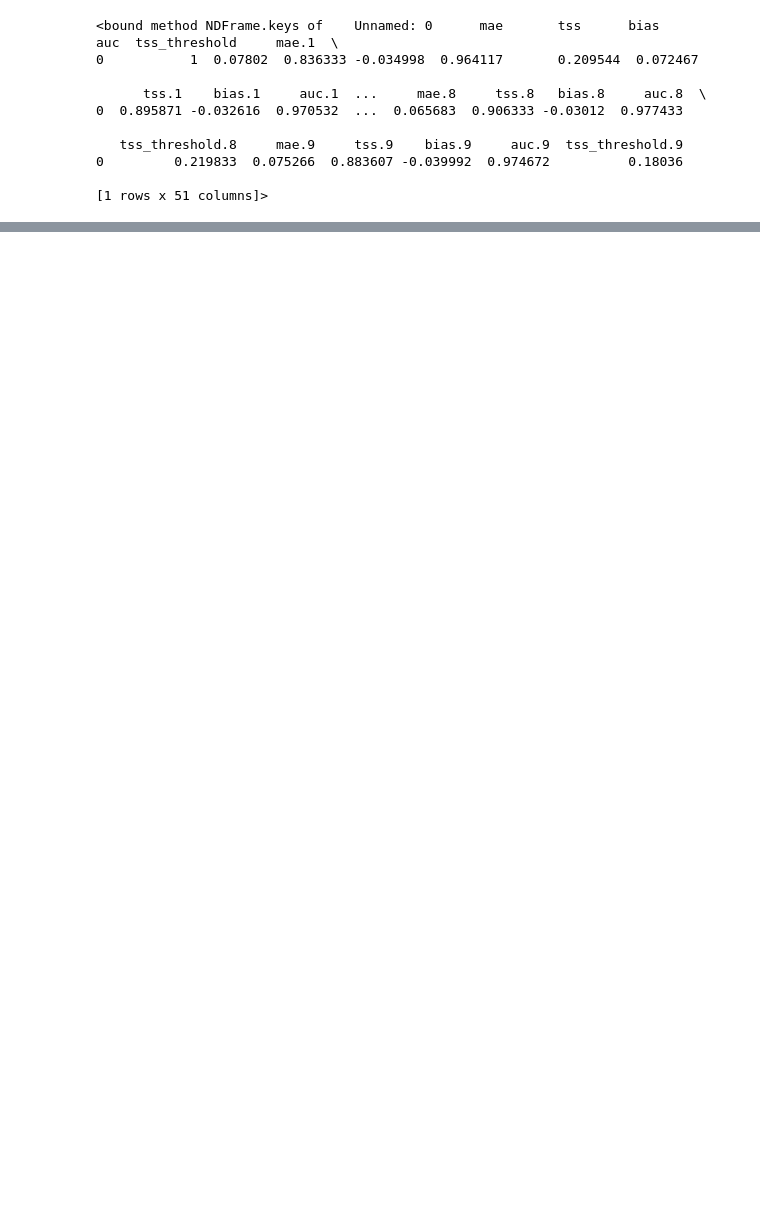
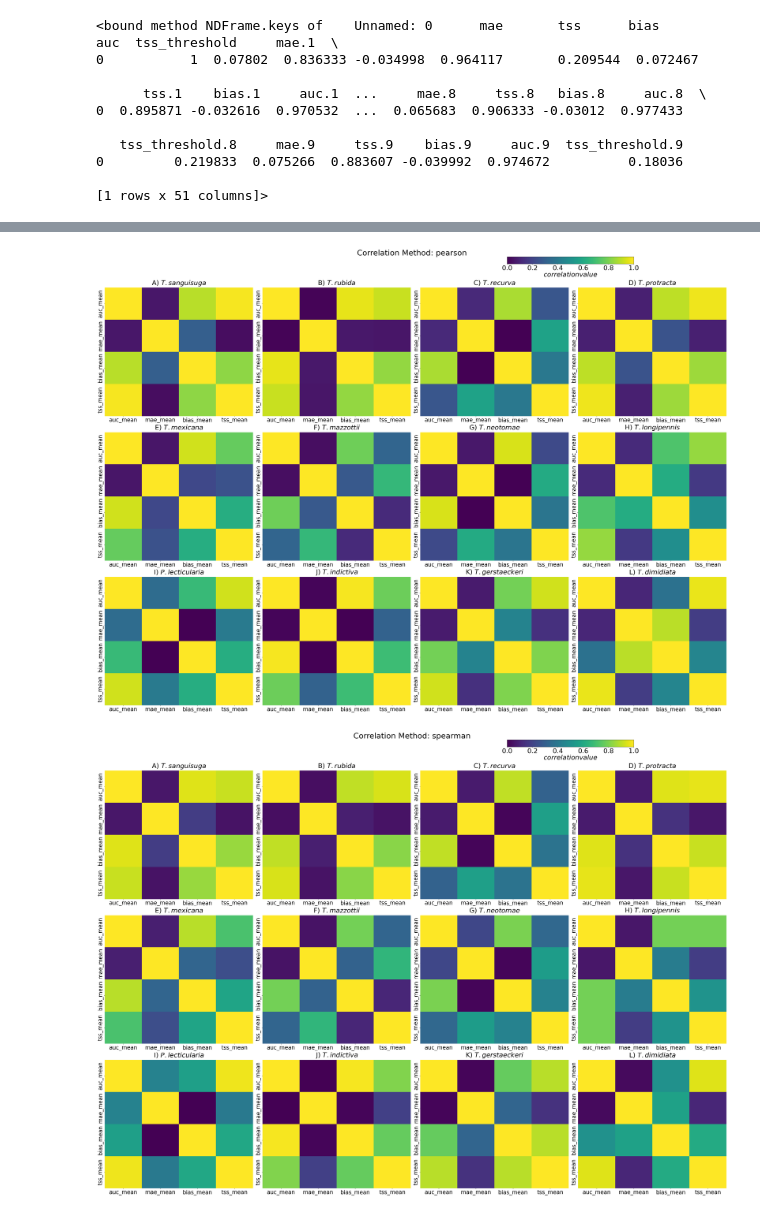
Before and after one commit to largeseabass/r_chagasM, a Jupyter notebook: plot_file/plot_other.ipynb, the cells around one changed output, grey strips where cells are left out. Drawn from its saved outputs; the diff is of its cells as text; code cells hidden in the pictures; blank space fills up the shorter version.

```diff
--- a/plot_file/plot_other.ipynb
+++ b/plot_file/plot_other.ipynb
@@ -123,0 +272,43 @@ plt.savefig(output_dir+"/figures/maxent_method_comparison"+this_bug+".png",dpi=2
+# %%
+# for each bug, we produce correlation plot between each pair of mean values
+def plot_on_same_graph(bug_array,sp_rarefied_name_list_c,sp_rarefied_name_list_full,label_list,corr_method):
+    marker_size = 25
+    this_fontsize = 30
+    fig, ax = plt.subplots(3,4, figsize=(40,30))
+    for i in range(len(sp_rarefied_name_list_c)):
+        this_bug = sp_rarefied_name_list_c[i]
+        bug_full_name = sp_rarefied_name_list_full[i]
+        this_bug_df = bug_array[this_bug]
+
+        corr_df = this_bug_df.drop([this_bug,"auc_std","mae_std","bias_std","tss_std","tss_threshold_mean","tss_threshold_std"], axis=1)
+        coor_results = corr_df.corr(method=corr_method)
+        ax_0 = i // 4
+        ax_1 = i % 4
+
+        sns.heatmap(coor_results,ax=ax[ax_0,ax_1],vmin=-1, vmax=1,cbar=False,cmap='viridis')
+
+
+        # ax[ax_0,ax_1].set_xlim([0,0.15])
+        # ax[ax_0,ax_1].set_ylim([0.9,1])
+        ax[ax_0,ax_1].set_title(label_list[i]+') '+'$\it{%s}$'%bug_full_name,fontsize=this_fontsize,y=1.01)
+        ax[ax_0,ax_1].tick_params(axis='x', labelsize= this_fontsize-5 )
+        ax[ax_0,ax_1].tick_params(axis='y', labelsize= this_fontsize-5 )
+
+
+
+    plt.suptitle("Correlation Method: "+corr_method,size = this_fontsize+5)
+    ax2 =fig.add_axes([0.65,0.95,0.20,0.015])
+    cb = mpl.colorbar.ColorbarBase(ax2, orientation='horizontal', cmap='viridis')
+    cb.set_label("$correlation value$", labelpad=0, size=this_fontsize)
+    cb.ax.tick_params(labelsize=this_fontsize)
+    plt.tight_layout()
+    #fig.subplots_adjust(wspace=0.5, hspace=0.5)
+    fig.subplots_adjust(top=0.9)
+    plt.savefig(output_dir+"/figures/maxent_correlation_each_bug_"+corr_method+".png",dpi=200,bbox_inches='tight')
+# %%
+plot_on_same_graph(bug_array,sp_rarefied_name_list_c,sp_rarefied_name_list_full,label_list,"pearson")
+plot_on_same_graph(bug_array,sp_rarefied_name_list_c,sp_rarefied_name_list_full,label_list,"spearman")
+#bug_array
+# %% [output]
+[figure, added]
+[figure, added]
```
Also changed, not shown: parts of 10 cells of this notebook, 21 other files.
